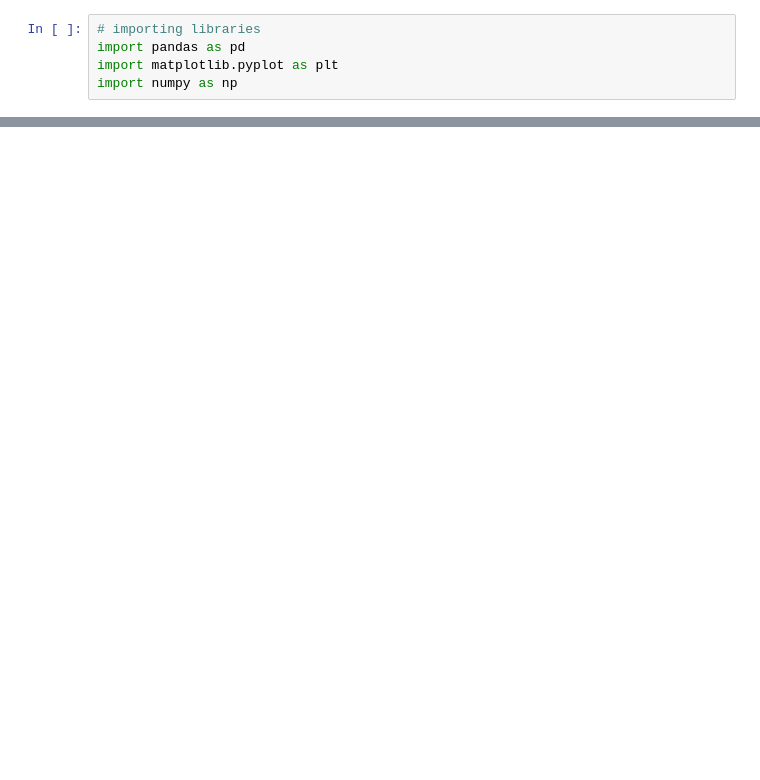
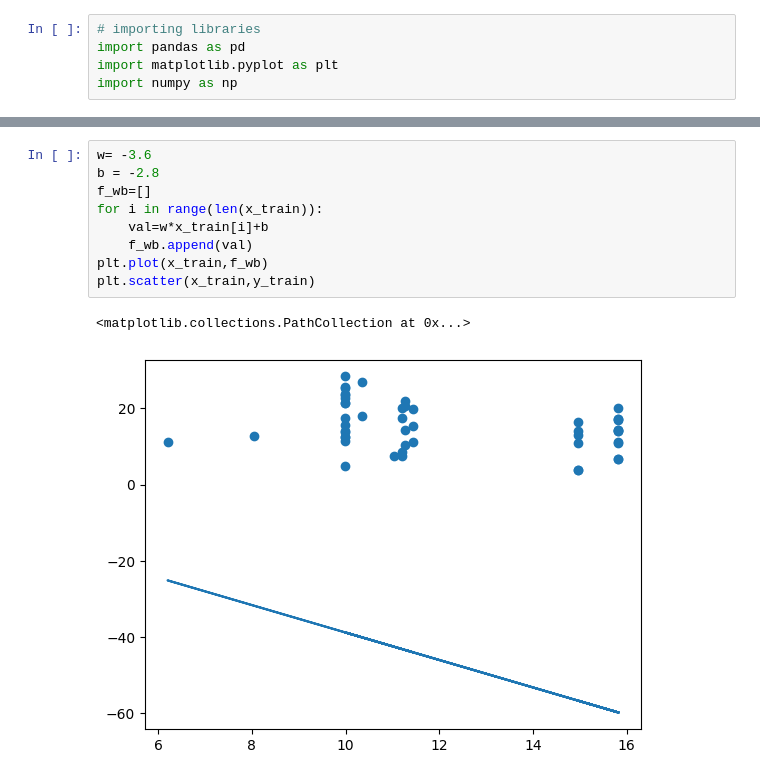
Before and after one commit to Mangal-Das/Matplotlib, a Jupyter notebook: introduction/cost_function.ipynb, the cells around one changed output, grey strips where cells are left out. Cells and saved outputs as stored; diff of their text form; blank space fills up the shorter version.

```diff
--- a/introduction/cost_function.ipynb
+++ b/introduction/cost_function.ipynb
@@ -49,0 +106,12 @@ plt.show()
+# %%
+w= -3.6
+b = -2.8
+f_wb=[]
+for i in range(len(x_train)):
+    val=w*x_train[i]+b
+    f_wb.append(val)
+plt.plot(x_train,f_wb)
+plt.scatter(x_train,y_train)
+# %% [output]
+<matplotlib.collections.PathCollection at 0x...>
+[figure, added]
```
Also changed, not shown: parts of 11 cells of this notebook.
